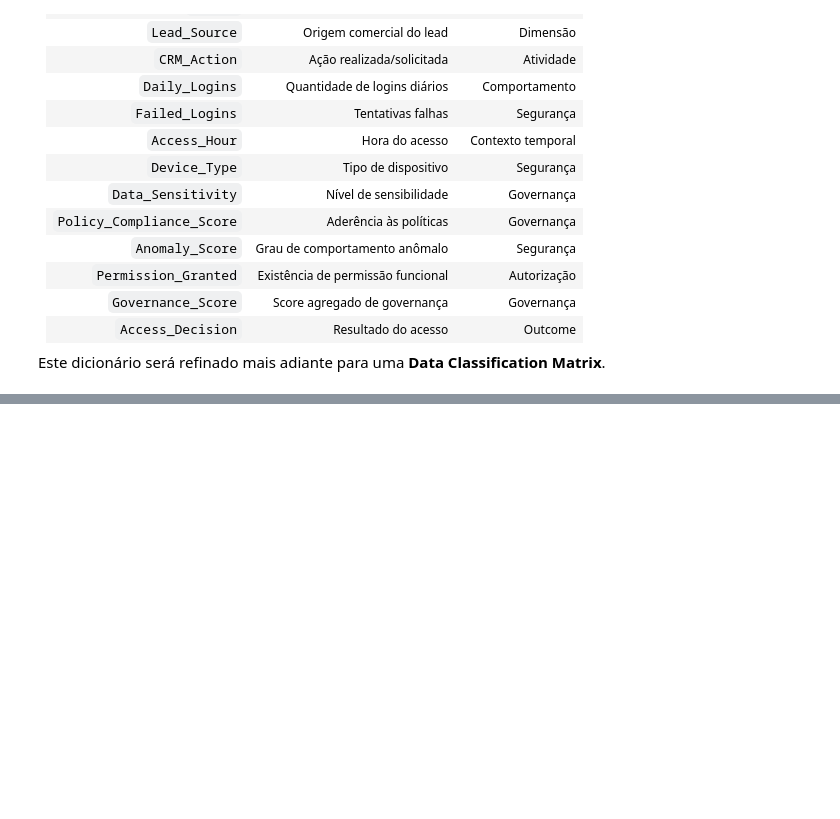
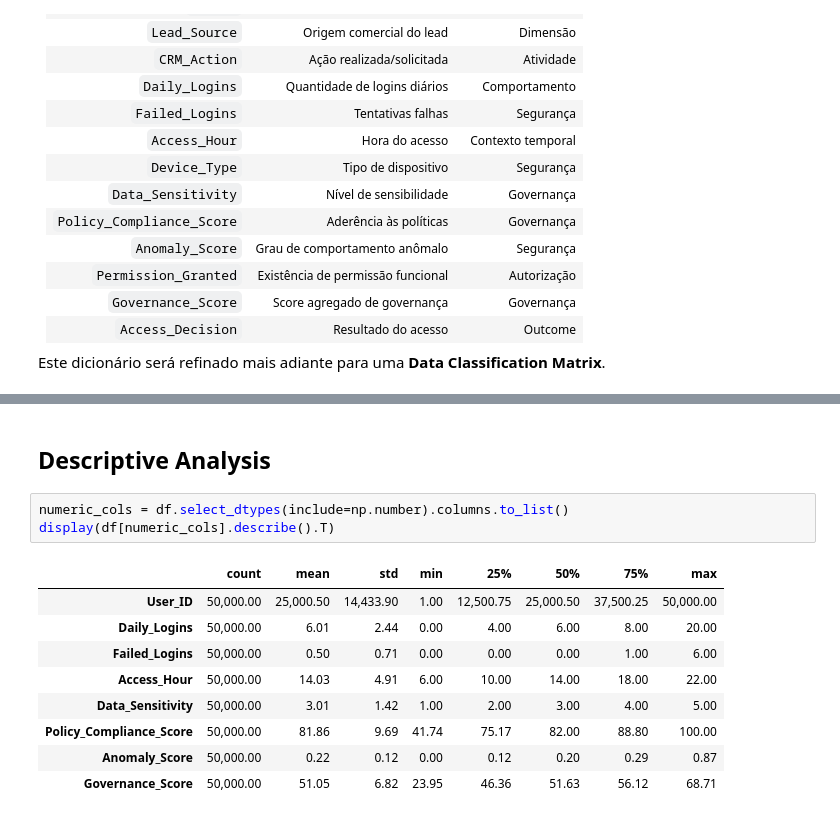
Before and after one commit to leaop/Projects, a Jupyter notebook: CRM/EDA_CRM.ipynb, the cells around one changed output, grey strips where cells are left out. Saved outputs shown, nothing was run; the diff lists cells and outputs as text; blank space fills up the shorter version.

```diff
--- a/CRM/EDA_CRM.ipynb
+++ b/CRM/EDA_CRM.ipynb
@@ -159,0 +218,15 @@ Este dicionário será refinado mais adiante para uma **Data Classification Matr
+# %% [markdown]
+## Descriptive Analysis
+# %%
+numeric_cols = df.select_dtypes(include=np.number).columns.to_list()
+display(df[numeric_cols].describe().T)
+# %% [output]
+|  | count | mean | std | min | 25% | 50% | 75% | max |
+| User_ID | 50,000.00 | 25,000.50 | 14,433.90 | 1.00 | 12,500.75 | 25,000.50 | 37,500.25 | 50,000.00 |
+| Daily_Logins | 50,000.00 | 6.01 | 2.44 | 0.00 | 4.00 | 6.00 | 8.00 | 20.00 |
+| Failed_Logins | 50,000.00 | 0.50 | 0.71 | 0.00 | 0.00 | 0.00 | 1.00 | 6.00 |
+| Access_Hour | 50,000.00 | 14.03 | 4.91 | 6.00 | 10.00 | 14.00 | 18.00 | 22.00 |
+| Data_Sensitivity | 50,000.00 | 3.01 | 1.42 | 1.00 | 2.00 | 3.00 | 4.00 | 5.00 |
+| Policy_Compliance_Score | 50,000.00 | 81.86 | 9.69 | 41.74 | 75.17 | 82.00 | 88.80 | 100.00 |
+| Anomaly_Score | 50,000.00 | 0.22 | 0.12 | 0.00 | 0.12 | 0.20 | 0.29 | 0.87 |
+| Governance_Score | 50,000.00 | 51.05 | 6.82 | 23.95 | 46.36 | 51.63 | 56.12 | 68.71 |
```
Also changed, not shown: parts of 21 cells of this notebook.
